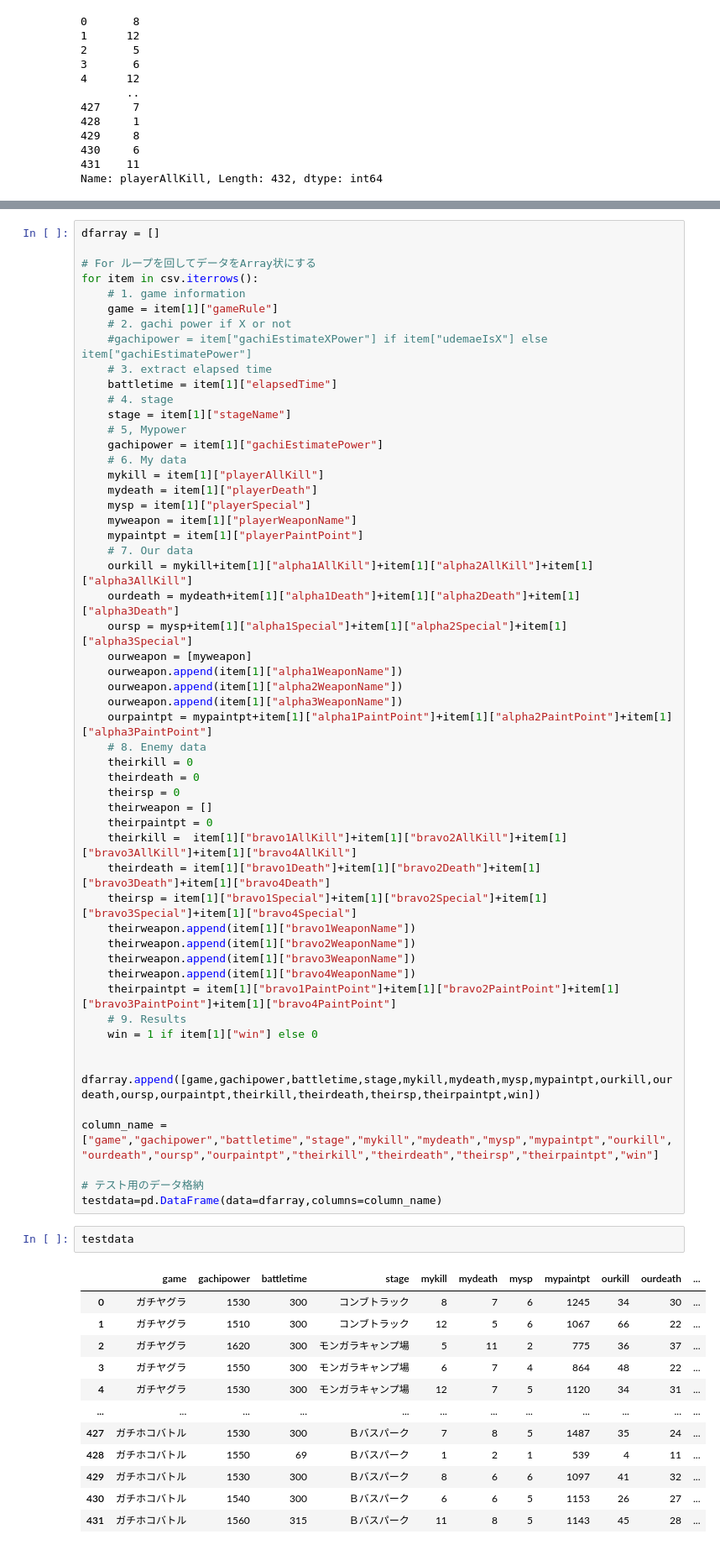
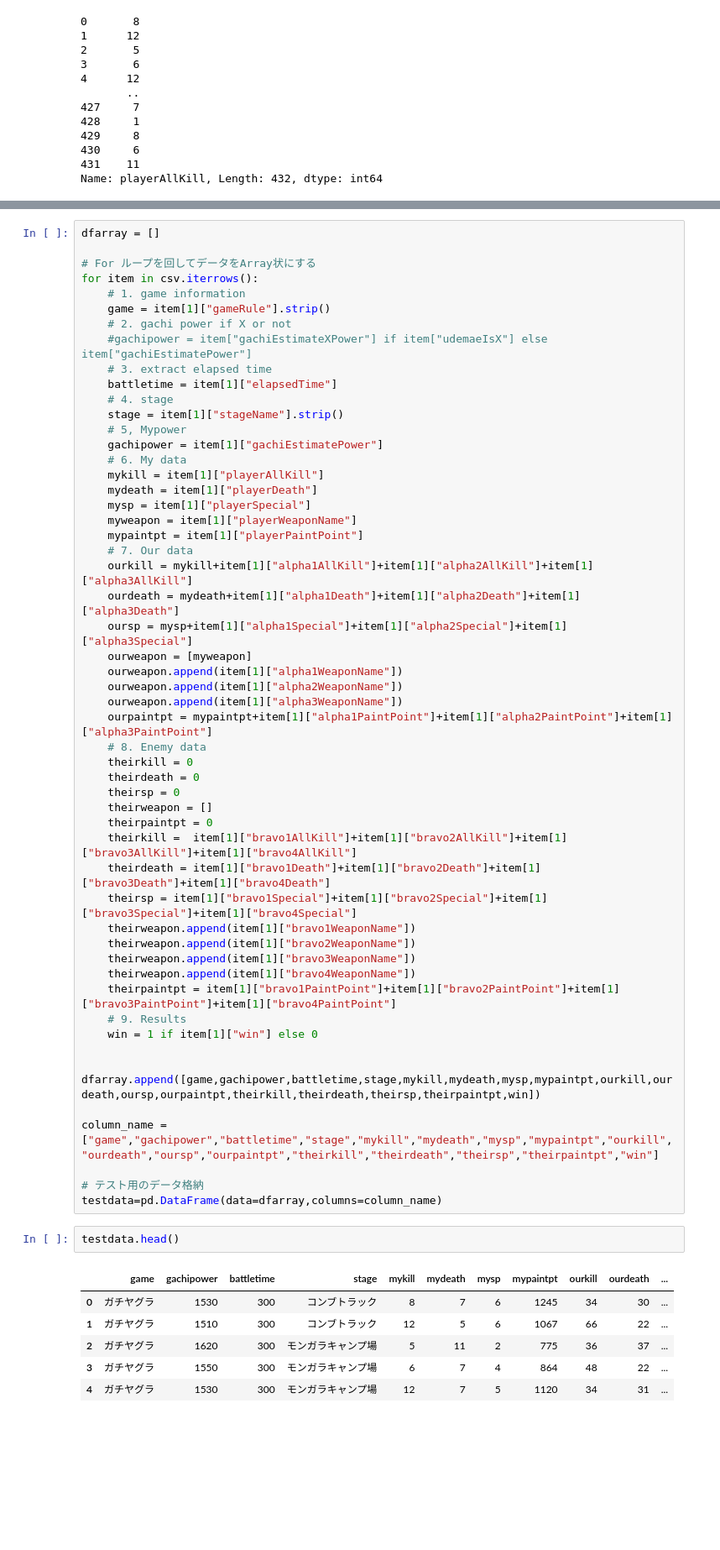
Before and after one commit to ichi-a00/google_colab, a Jupyter notebook: ikawidget2.ipynb, the cells around one changed output, grey strips where cells are left out. Shown: that part at 84% size. Drawn from its saved outputs; the diff is of its cells as text; blank space fills up the shorter version.

```diff
--- a/ikawidget2.ipynb
+++ b/ikawidget2.ipynb
@@ -272,13 +266,13 @@ dfarray = []
 # For ループを回してデータをArray状にする
 for item in csv.iterrows():
     # 1. game information
-    game = item[1]["gameRule"]
+    game = item[1]["gameRule"].strip()
     # 2. gachi power if X or not
     #gachipower = item["gachiEstimateXPower"] if item["udemaeIsX"] else item["gachiEstimatePower"]
     # 3. extract elapsed time
     battletime = item[1]["elapsedTime"]
     # 4. stage
-    stage = item[1]["stageName"]
+    stage = item[1]["stageName"].strip()
     # 5, Mypower
     gachipower = item[1]["gachiEstimatePower"]
     # 6. My data
@@ -320,17 +314,11 @@ column_name = ["game","gachipower","battletime","stage","mykill","mydeath","mysp
 # テスト用のデータ格納
 testdata=pd.DataFrame(data=dfarray,columns=column_name)
 # %%
-testdata
+testdata.head()
 # %% [output]
 |  | game | gachipower | battletime | stage | mykill | mydeath | mysp | mypaintpt | ourkill | ourdeath | ... |
 | 0 | ガチヤグラ | 1530 | 300 | コンブトラック | 8 | 7 | 6 | 1245 | 34 | 30 | ... |
 | 1 | ガチヤグラ | 1510 | 300 | コンブトラック | 12 | 5 | 6 | 1067 | 66 | 22 | ... |
 | 2 | ガチヤグラ | 1620 | 300 | モンガラキャンプ場 | 5 | 11 | 2 | 775 | 36 | 37 | ... |
 | 3 | ガチヤグラ | 1550 | 300 | モンガラキャンプ場 | 6 | 7 | 4 | 864 | 48 | 22 | ... |
 | 4 | ガチヤグラ | 1530 | 300 | モンガラキャンプ場 | 12 | 7 | 5 | 1120 | 34 | 31 | ... |
-| ... | ... | ... | ... | ... | ... | ... | ... | ... | ... | ... | ... |
-| 427 | ガチホコバトル | 1530 | 300 | Ｂバスパーク | 7 | 8 | 5 | 1487 | 35 | 24 | ... |
-| 428 | ガチホコバトル | 1550 | 69 | Ｂバスパーク | 1 | 2 | 1 | 539 | 4 | 11 | ... |
-| 429 | ガチホコバトル | 1530 | 300 | Ｂバスパーク | 8 | 6 | 6 | 1097 | 41 | 32 | ... |
-| 430 | ガチホコバトル | 1540 | 300 | Ｂバスパーク | 6 | 6 | 5 | 1153 | 26 | 27 | ... |
-| 431 | ガチホコバトル | 1560 | 315 | Ｂバスパーク | 11 | 8 | 5 | 1143 | 45 | 28 | ... |
```
Also changed, not shown: parts of 18 cells of this notebook.
